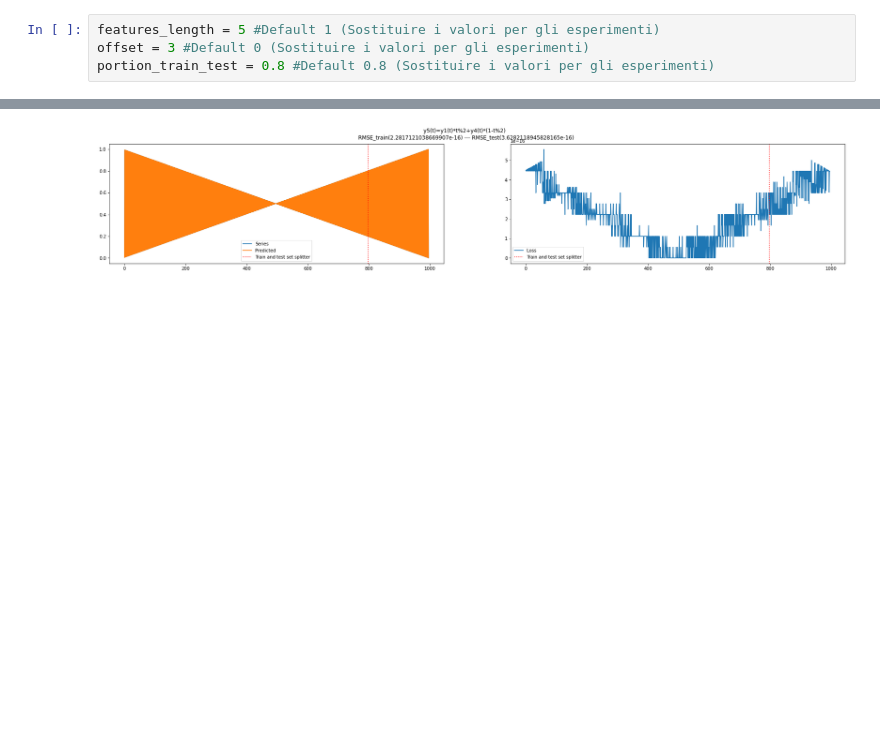
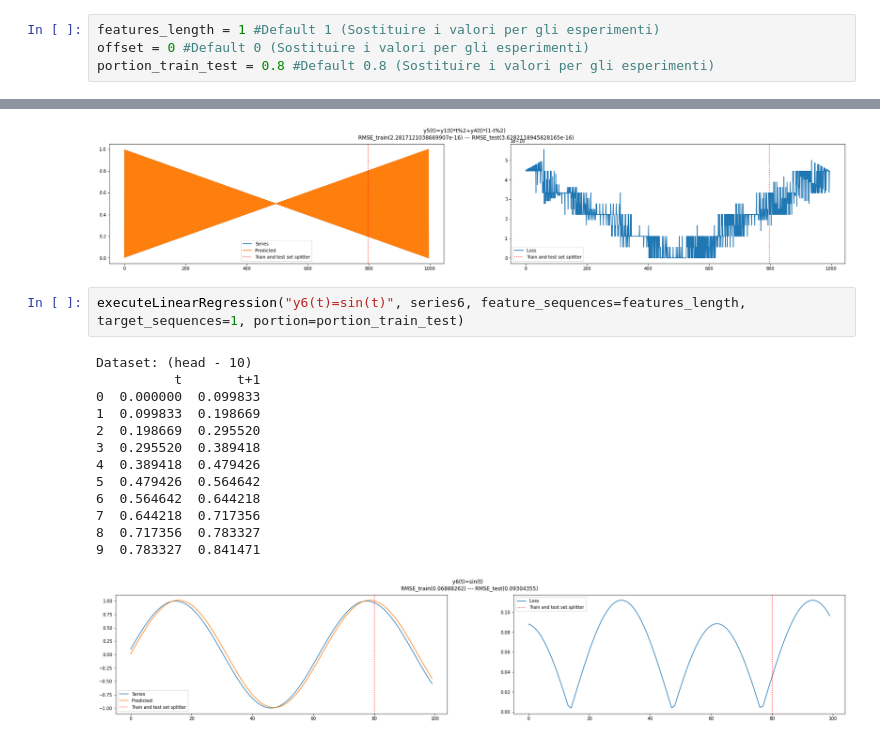
Before and after one commit to lcorallo/forecasting-framework, a Jupyter notebook: synthetic_dataset/linear_regression.ipynb, the cells around one changed output, grey strips where cells are left out. Saved outputs shown, nothing was run; the diff lists cells and outputs as text; blank space fills up the shorter version.

```diff
--- a/synthetic_dataset/linear_regression.ipynb
+++ b/synthetic_dataset/linear_regression.ipynb
@@ -175,8 +180,8 @@ def executeLinearRegression(label, series, feature_sequences=1, target_sequences
 # %% [markdown]
 # Esecuzione Linear Regression
 # %%
-features_length = 5 #Default 1 (Sostituire i valori per gli esperimenti)
-offset = 3 #Default 0 (Sostituire i valori per gli esperimenti)
+features_length = 1 #Default 1 (Sostituire i valori per gli esperimenti)
+offset = 0 #Default 0 (Sostituire i valori per gli esperimenti)
 portion_train_test = 0.8 #Default 0.8 (Sostituire i valori per gli esperimenti)
 # %%
 executeLinearRegression("y1(t) = t/1000 = y1(t-1)+0.001", series1, feature_sequences=features_length, target_sequences=1, portion=portion_train_test)
@@ -258,3 +263,19 @@ Dataset: (head - 10)
 8  0.992  0.009  0.990  0.011  0.988  0.013
 9  0.009  0.990  0.011  0.988  0.013  0.986
 [figure]
+# %%
+executeLinearRegression("y6(t)=sin(t)", series6, feature_sequences=features_length, target_sequences=1, portion=portion_train_test)
+# %% [output]
+Dataset: (head - 10)
+          t       t+1
+0  0.000000  0.099833
+1  0.099833  0.198669
+2  0.198669  0.295520
+3  0.295520  0.389418
+4  0.389418  0.479426
+5  0.479426  0.564642
+6  0.564642  0.644218
+7  0.644218  0.717356
+8  0.717356  0.783327
+9  0.783327  0.841471
+[figure, added]
```
Also changed, not shown: parts of 4 cells of this notebook.
